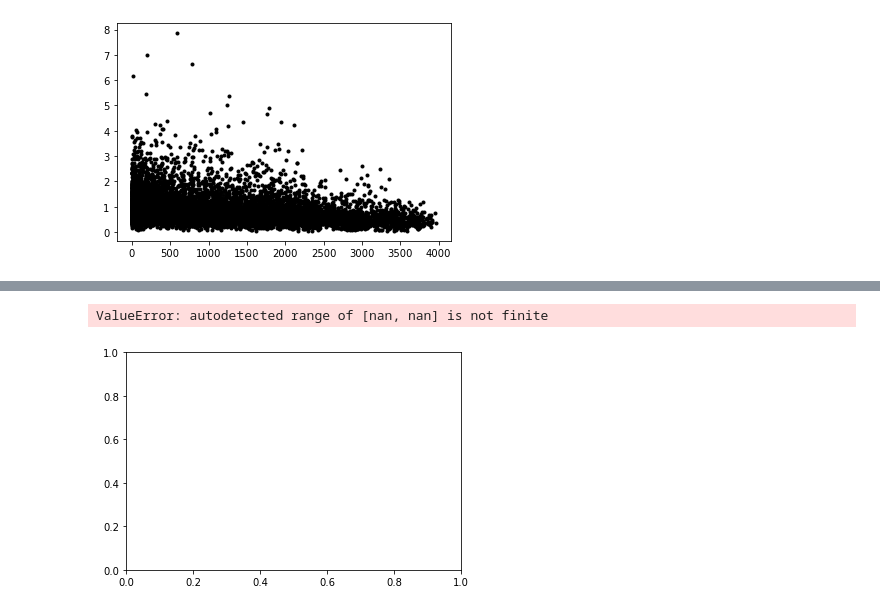
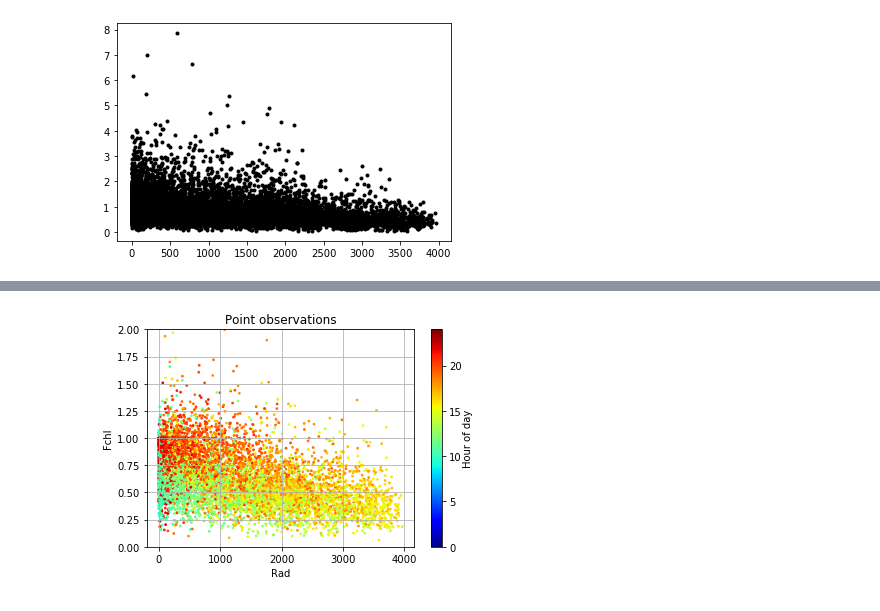
Before and after one commit to GabrielSerrato/Fchl_calibration, a Jupyter notebook: codes/teste.ipynb, the cells around one changed output, grey strips where cells are left out. Cells and saved outputs as stored; diff of their text form; code cells hidden in the pictures.

```diff
--- a/codes/teste.ipynb
+++ b/codes/teste.ipynb
@@ -161,5 +166,11 @@ TypeError: list indices must be integers or slices, not tuple
-# %%
-plt.hist2d(rad,fchl_rat)
-# %% [output]
-ValueError: autodetected range of [nan, nan] is not finite
-[figure, removed]
+# %%
+plt.scatter(df_in['rad'],dr['ratio'],c=times.hour ,vmin=0, vmax=24, cmap="jet",s=3)
+plt.grid()
+plt.title("Point observations")
+plt.xlabel("Rad")
+plt.ylabel("Fchl")
+plt.ylim(0,2)
+cbar= plt.colorbar()
+cbar.set_label("Hour of day", labelpad=+1)
+# %% [output]
+[figure, added]
```
Also changed, not shown: parts of 19 cells of this notebook, 1 other file.
